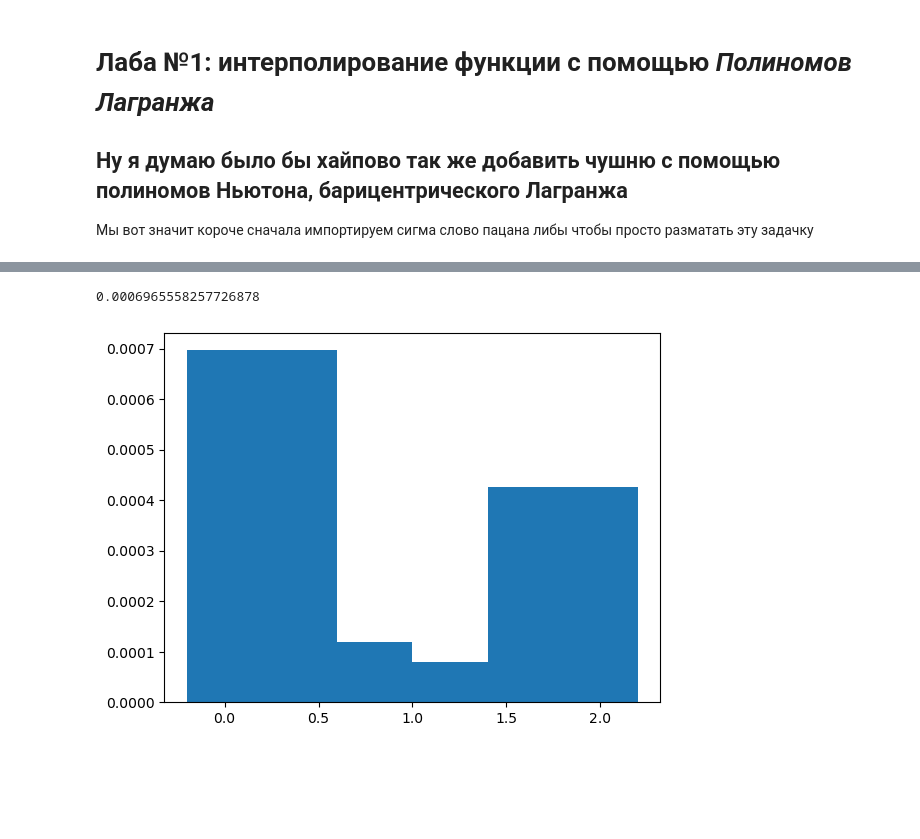
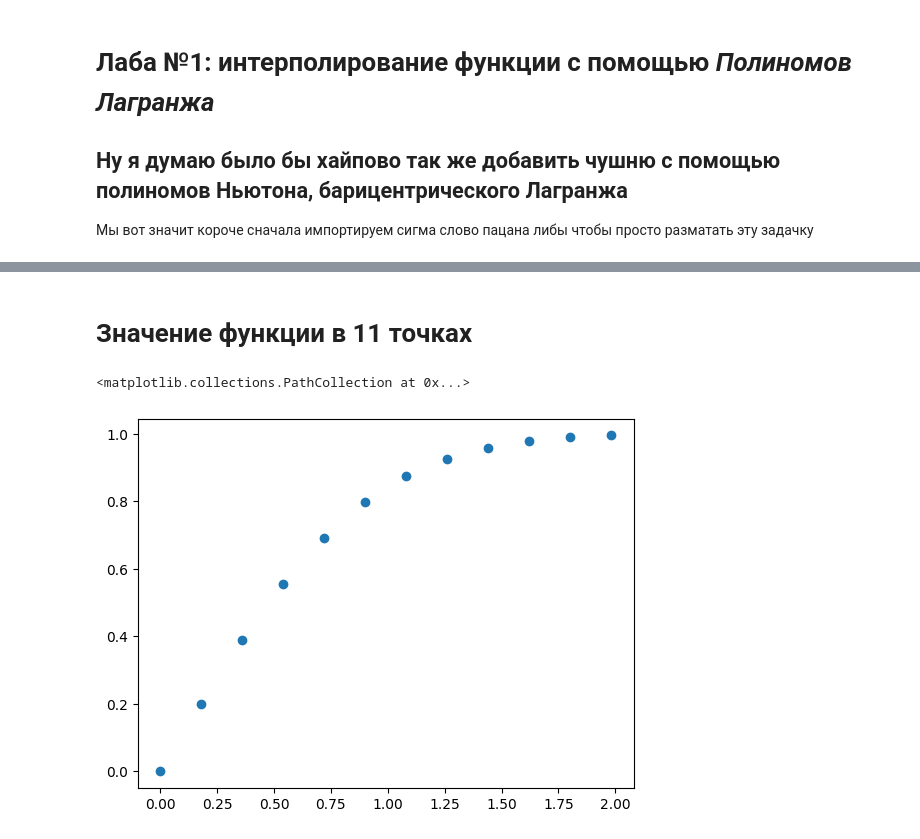
Before and after one commit to rokokol/numeric_analisys_01, a Jupyter notebook: lab.ipynb, the cells around one changed output, grey strips where cells are left out. Saved outputs shown, nothing was run; the diff lists cells and outputs as text; code cells hidden in the pictures; blank space fills up the shorter version.

Commit message:
Cheb nodes added

```diff
--- a/lab.ipynb
+++ b/lab.ipynb
@@ -96,7 +46,0 @@ plt.legend()
-# %%
-delta = [abs(test_dots[i] - lagrange(indices[2 * i + 1])) for i in range(len(test_dots))]
-plt.bar(indices[1::2], delta, label='lagrange')
-max(delta)
-# %% [output]
-0.0006965558257726878
-[figure, removed]
@@ -102,0 +52,17 @@ max(delta)
+# %%
+a = 0
+b = 2
+n = 1000
+
+indices = np.linspace(a, b, n)
+f_vals = [erf(x) for x in indices]
+
+chebs = [cheb_node(i, a, b, n) for i in range(n)]
+f_vals_cheb = [erf(x) for x in chebs]
+# %% [markdown]
+# Значение функции в 11 точках
+# %%
+plt.scatter(indices[::1000//11], f_vals[::1000//11])
+# %% [output]
+<matplotlib.collections.PathCollection at 0x...>
+[figure, added]
```
Also changed, not shown: parts of 22 cells of this notebook, 1 other file.
